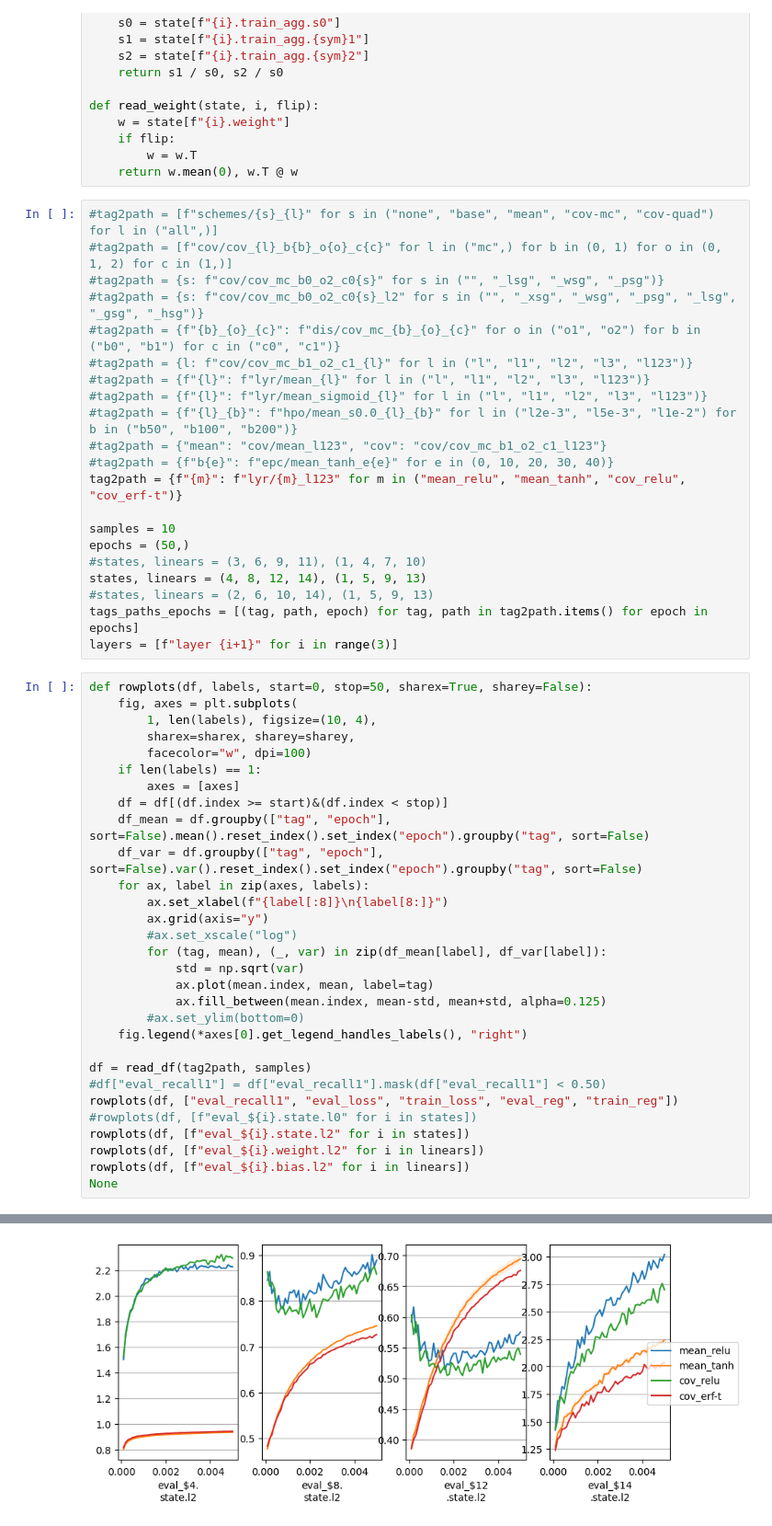
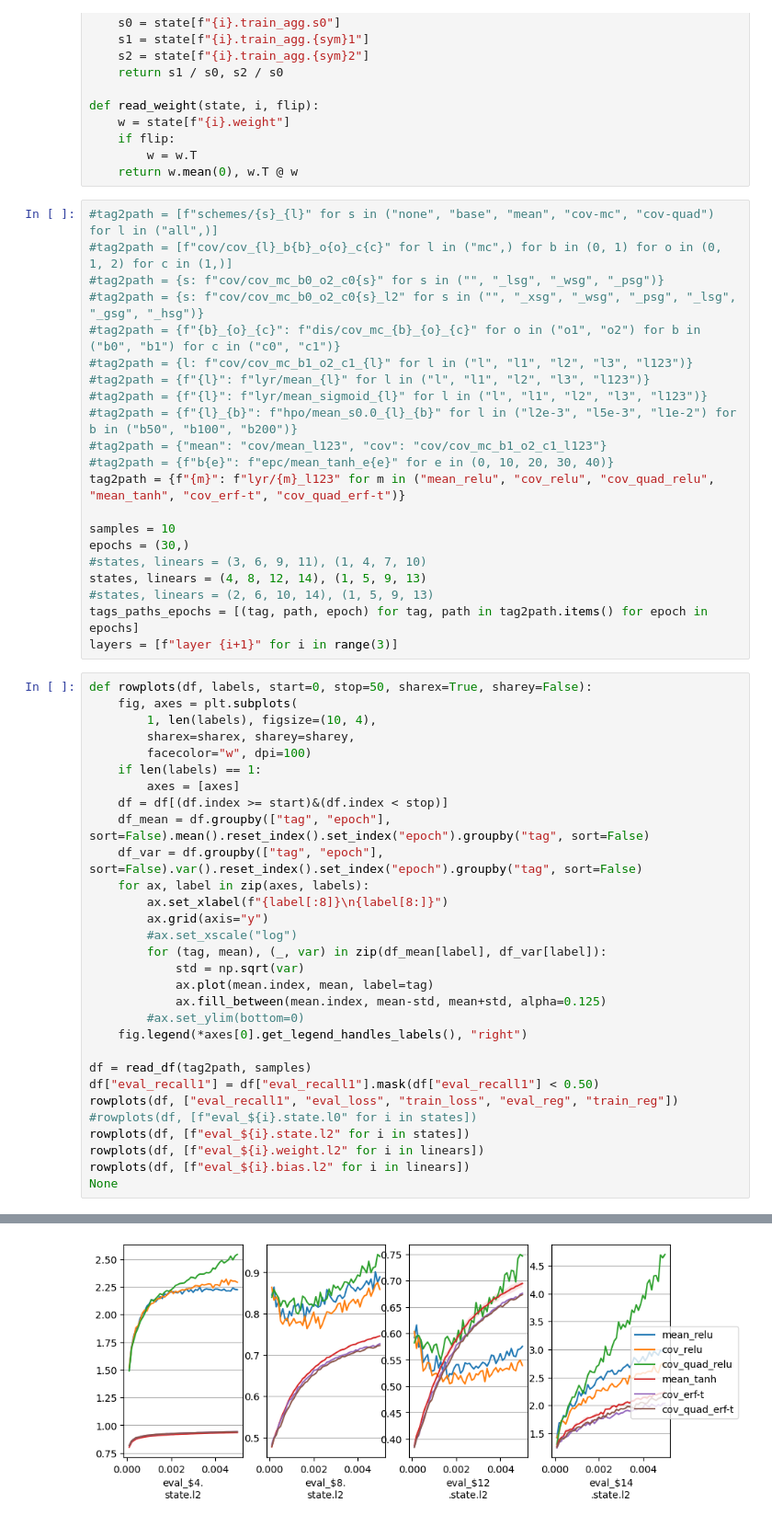
Before and after one commit to yingchenlin/kiln, a Jupyter notebook: dist.ipynb, the cells around one changed output, grey strips where cells are left out. Shown at 92% size. Cells and saved outputs as stored; diff of their text form.

```diff
--- a/dist.ipynb
+++ b/dist.ipynb
@@ -82,10 +82,10 @@ def read_weight(state, i, flip):
 #tag2path = {f"{l}_{b}": f"hpo/mean_s0.0_{l}_{b}" for l in ("l2e-3", "l5e-3", "l1e-2") for b in ("b50", "b100", "b200")}
 #tag2path = {"mean": "cov/mean_l123", "cov": "cov/cov_mc_b1_o2_c1_l123"}
 #tag2path = {f"b{e}": f"epc/mean_tanh_e{e}" for e in (0, 10, 20, 30, 40)}
-tag2path = {f"{m}": f"lyr/{m}_l123" for m in ("mean_relu", "mean_tanh", "cov_relu", "cov_erf-t")}
+tag2path = {f"{m}": f"lyr/{m}_l123" for m in ("mean_relu", "cov_relu", "cov_quad_relu", "mean_tanh", "cov_erf-t", "cov_quad_erf-t")}
 
 samples = 10
-epochs = (50,)
+epochs = (30,)
 #states, linears = (3, 6, 9, 11), (1, 4, 7, 10)
 states, linears = (4, 8, 12, 14), (1, 5, 9, 13)
 #states, linears = (2, 6, 10, 14), (1, 5, 9, 13)
@@ -114,7 +114,7 @@ def rowplots(df, labels, start=0, stop=50, sharex=True, sharey=False):
     fig.legend(*axes[0].get_legend_handles_labels(), "right")
 
 df = read_df(tag2path, samples)
-#df["eval_recall1"] = df["eval_recall1"].mask(df["eval_recall1"] < 0.50)
+df["eval_recall1"] = df["eval_recall1"].mask(df["eval_recall1"] < 0.50)
 rowplots(df, ["eval_recall1", "eval_loss", "train_loss", "eval_reg", "train_reg"])
 #rowplots(df, [f"eval_${i}.state.l0" for i in states])
 rowplots(df, [f"eval_${i}.state.l2" for i in states])
@@ -126 +126 @@ None
-[figure, old version]
+[figure, new version]
```
Also changed, not shown: parts of 2 cells of this notebook, 2 other files.
